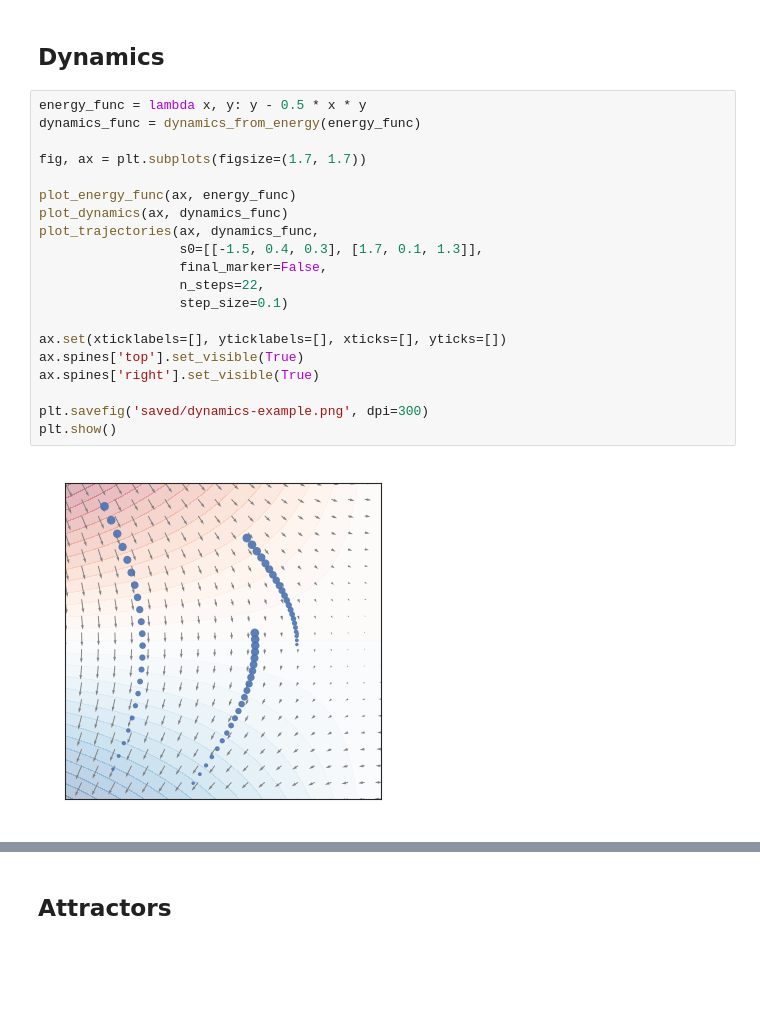
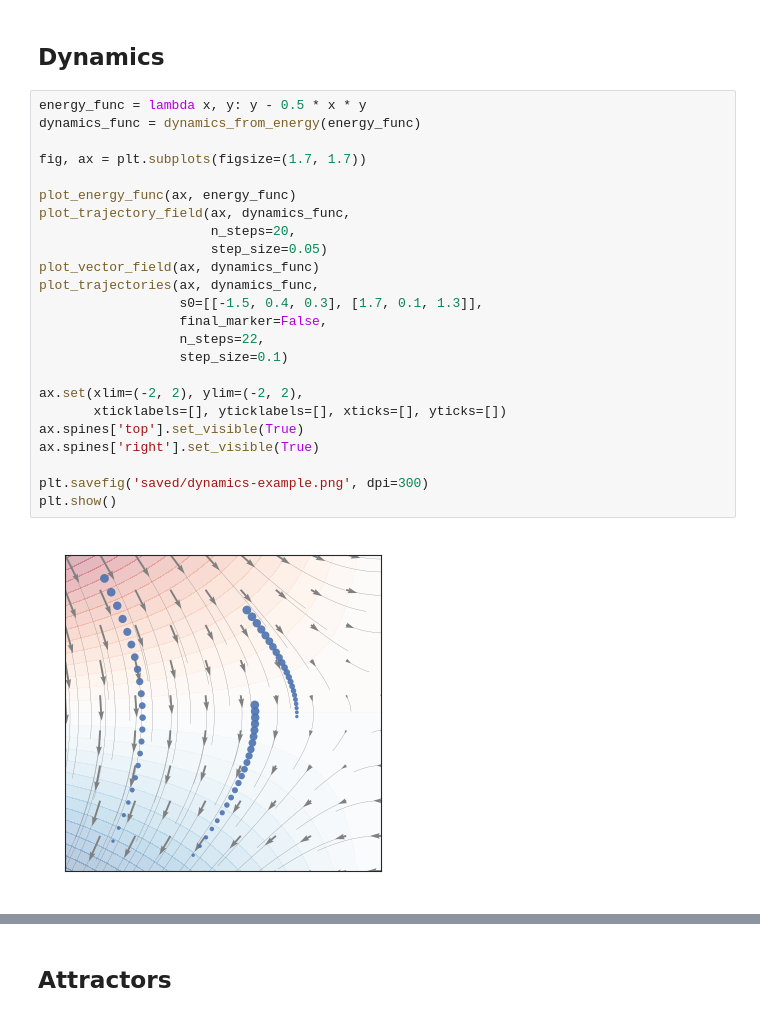
Before and after one commit to EricElmoznino/qualia_and_dynamics, a Jupyter notebook: depictions.ipynb, the cells around one changed output, grey strips where cells are left out. Drawn from its saved outputs; the diff is of its cells as text; blank space fills up the shorter version.

Commit message:
Updated figures from local changes

```diff
--- a/depictions.ipynb
+++ b/depictions.ipynb
@@ -172,25 +191,29 @@ def plot_basins_of_attraction(ax,
 # %%
 energy_func = lambda x, y: y - 0.5 * x * y
 dynamics_func = dynamics_from_energy(energy_func)
 
 fig, ax = plt.subplots(figsize=(1.7, 1.7))
 
 plot_energy_func(ax, energy_func)
-plot_dynamics(ax, dynamics_func)
+plot_trajectory_field(ax, dynamics_func,
+                      n_steps=20,
+                      step_size=0.05)
+plot_vector_field(ax, dynamics_func)
 plot_trajectories(ax, dynamics_func,
                   s0=[[-1.5, 0.4, 0.3], [1.7, 0.1, 1.3]],
                   final_marker=False,
                   n_steps=22,
                   step_size=0.1)
 
-ax.set(xticklabels=[], yticklabels=[], xticks=[], yticks=[])
+ax.set(xlim=(-2, 2), ylim=(-2, 2),
+       xticklabels=[], yticklabels=[], xticks=[], yticks=[])
 ax.spines['top'].set_visible(True)
 ax.spines['right'].set_visible(True)
 
 plt.savefig('saved/dynamics-example.png', dpi=300)
 plt.show()
 # %% [output]
-[figure, old version]
+[figure, new version]
 # %%
 energy_func = lambda x, y: 0.8 * y - 0.7 * x * y
 dynamics_func = dynamics_from_energy(energy_func)
```
Also changed, not shown: parts of 9 cells of this notebook, 12 other files.
